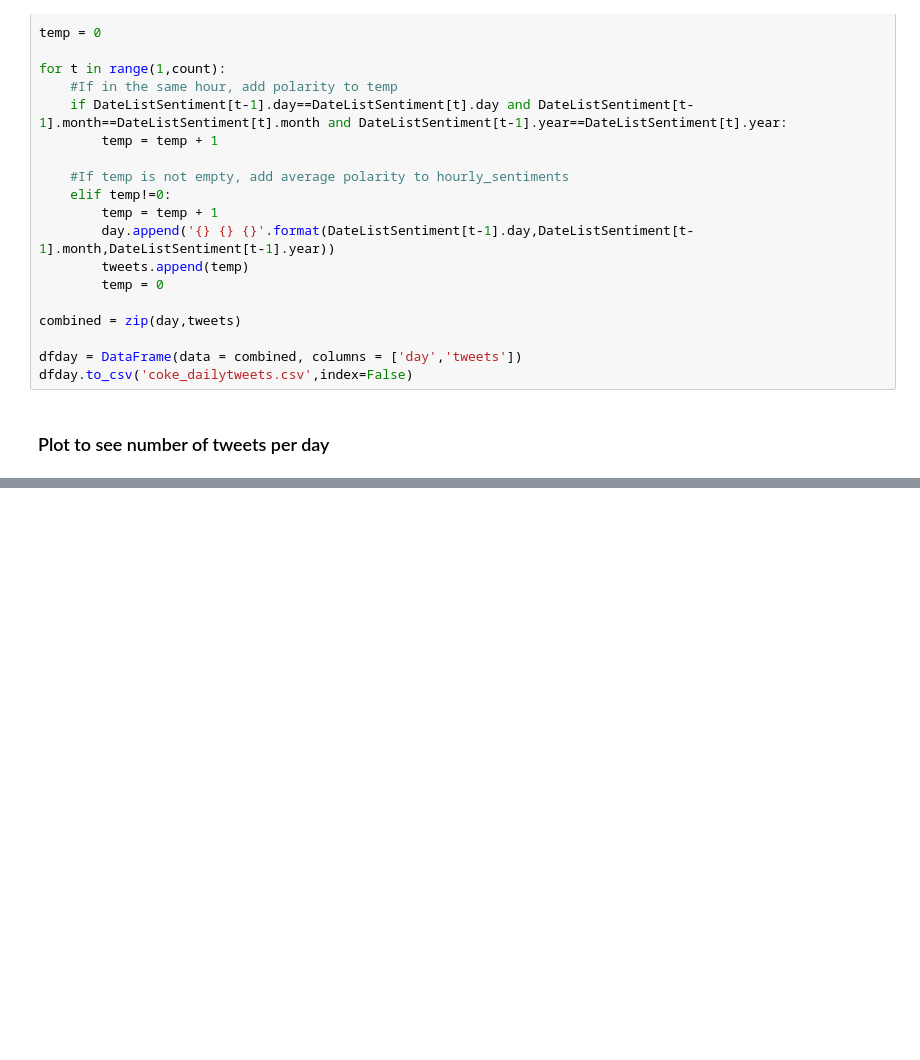
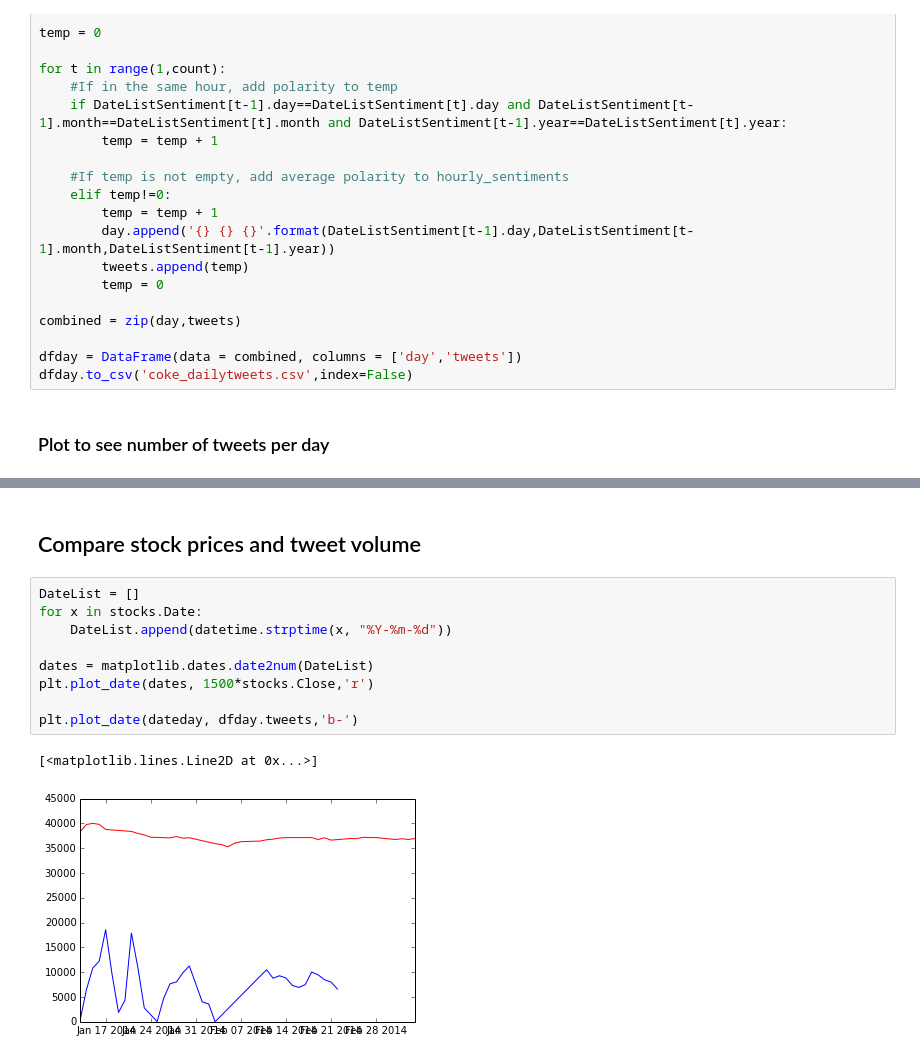
Before and after one commit to suparpat/when-predictions-come-true, a Jupyter notebook: Subjectivity-Polarity/Visualise/Calculate number of tweets in a day.ipynb, the cells around one changed output, grey strips where cells are left out. Cells and saved outputs as stored; diff of their text form; blank space fills up the shorter version.

Commit message:
updated script to calculate number of tweets in a day

```diff
--- a/Subjectivity-Polarity/Visualise/Calculate number of tweets in a day.ipynb
+++ b/Subjectivity-Polarity/Visualise/Calculate number of tweets in a day.ipynb
@@ -76,0 +87,14 @@ plt.plot(DateListSentiment)
+# %% [markdown]
+## Compare stock prices and tweet volume
+# %%
+DateList = []
+for x in stocks.Date:
+    DateList.append(datetime.strptime(x, "%Y-%m-%d"))
+
+dates = matplotlib.dates.date2num(DateList)
+plt.plot_date(dates, 1500*stocks.Close,'r')
+
+plt.plot_date(dateday, dfday.tweets,'b-')
+# %% [output]
+[<matplotlib.lines.Line2D at 0x...>]
+[figure, added]
```
Also changed, not shown: parts of 6 cells of this notebook.
